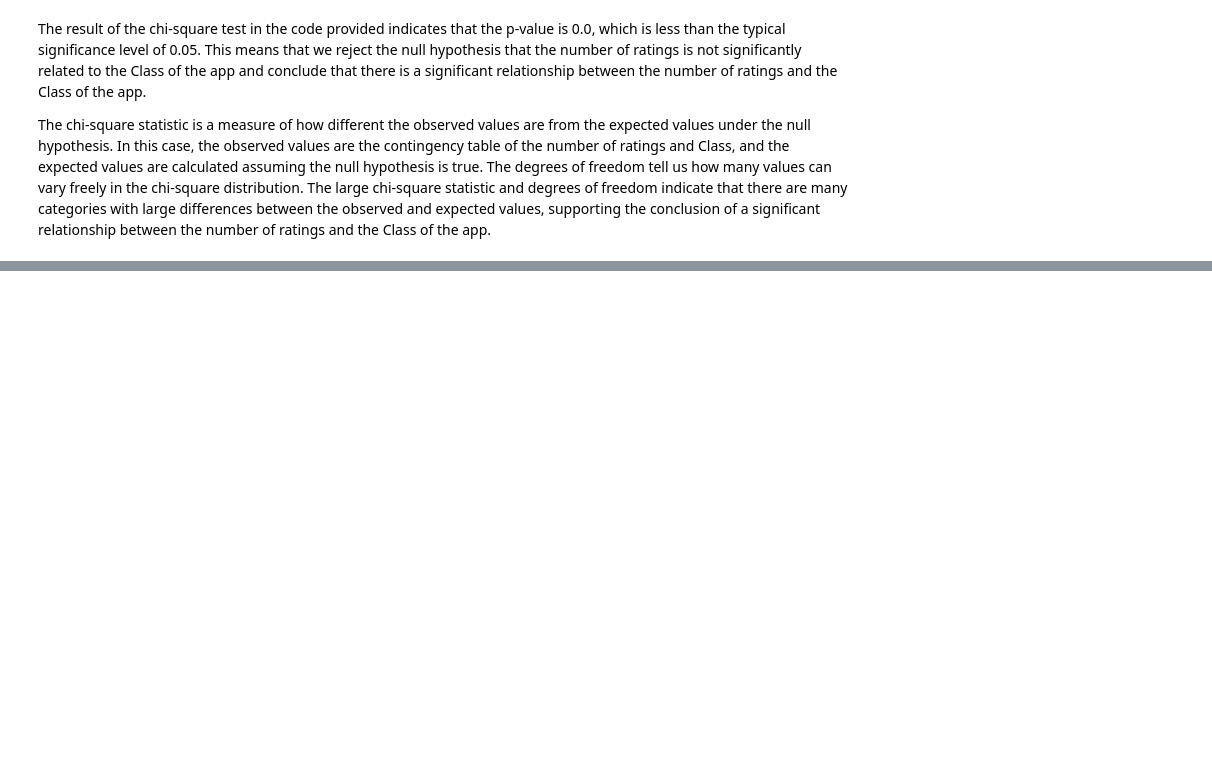
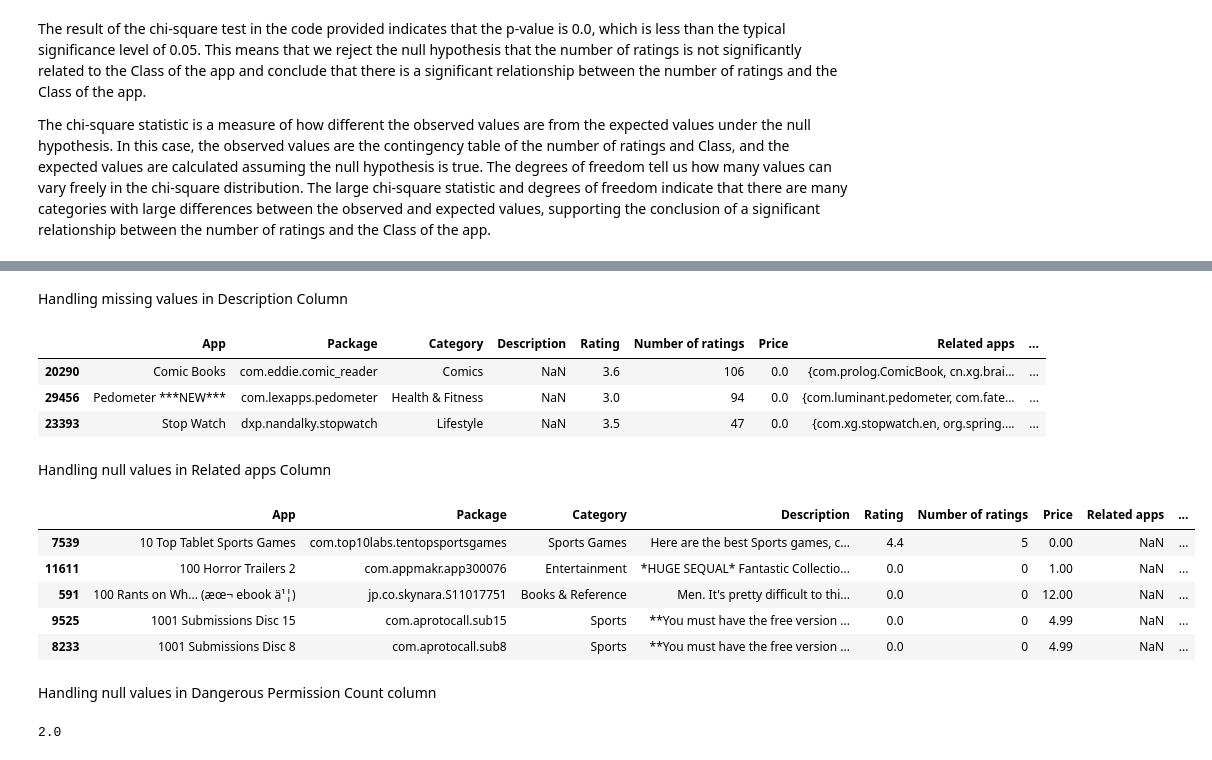
Before and after one commit to riyapatelrp/Android-Authenticity-Prediction, a Jupyter notebook: Android_Authenticity_Prediction.ipynb, the cells around one changed output, grey strips where cells are left out. Drawn from its saved outputs; the diff is of its cells as text; code cells hidden in the pictures; blank space fills up the shorter version.

```diff
--- a/Android_Authenticity_Prediction.ipynb
+++ b/Android_Authenticity_Prediction.ipynb
@@ -1219,0 +1608,25 @@ The chi-square statistic is a measure of how different the observed values are f
+# %% [markdown]
+Handling missing values in Description Column
+# %%
+# Filter the rows where the Description column has null values
+df[df['Description'].isnull()]
+# %% [output]
+|  | App | Package | Category | Description | Rating | Number of ratings | Price | Related apps | ... |
+| 20290 | Comic Books | com.eddie.comic_reader | Comics | NaN | 3.6 | 106 | 0.0 | {com.prolog.ComicBook, cn.xg.brai... | ... |
+| 29456 | Pedometer ***NEW*** | com.lexapps.pedometer | Health & Fitness | NaN | 3.0 | 94 | 0.0 | {com.luminant.pedometer, com.fate... | ... |
+| 23393 | Stop Watch | dxp.nandalky.stopwatch | Lifestyle | NaN | 3.5 | 47 | 0.0 | {com.xg.stopwatch.en, org.spring.... | ... |
+# %%
+# filling the null values using fillna()
+df['Description'] = df['Description'].fillna('Not available')
+# %% [markdown]
+Handling null values in Related apps Column
+# %%
+# Filter the rows where the Related apps column has null values
+df[df['Related apps'].isnull()].head()
+# %% [output]
+|  | App | Package | Category | Description | Rating | Number of ratings | Price | Related apps | ... |
+| 7539 | 10 Top Tablet Sports Games | com.top10labs.tentopsportsgames | Sports Games | Here are the best Sports games, c... | 4.4 | 5 | 0.00 | NaN | ... |
+| 11611 | 100 Horror Trailers 2 | com.appmakr.app300076 | Entertainment | *HUGE SEQUAL* Fantastic Collectio... | 0.0 | 0 | 1.00 | NaN | ... |
+| 591 | 100 Rants on Wh... (æœ¬ ebook ä¹¦) | jp.co.skynara.S11017751 | Books & Reference | Men. It's pretty difficult to thi... | 0.0 | 0 | 12.00 | NaN | ... |
+| 9525 | 1001 Submissions Disc 15 | com.aprotocall.sub15 | Sports | **You must have the free version ... | 0.0 | 0 | 4.99 | NaN | ... |
+| 8233 | 1001 Submissions Disc 8 | com.aprotocall.sub8 | Sports | **You must have the free version ... | 0.0 | 0 | 4.99 | NaN | ... |
@@ -1219,0 +1636,7 @@ The chi-square statistic is a measure of how different the observed values are f
+# %% [markdown]
+Handling null values in Dangerous Permission Count column
+# %%
+# Median of independent column Dangerous permissions count
+df['Dangerous permissions count'].median()
+# %% [output]
+2.0
```
Also changed, not shown: parts of 183 cells of this notebook.
